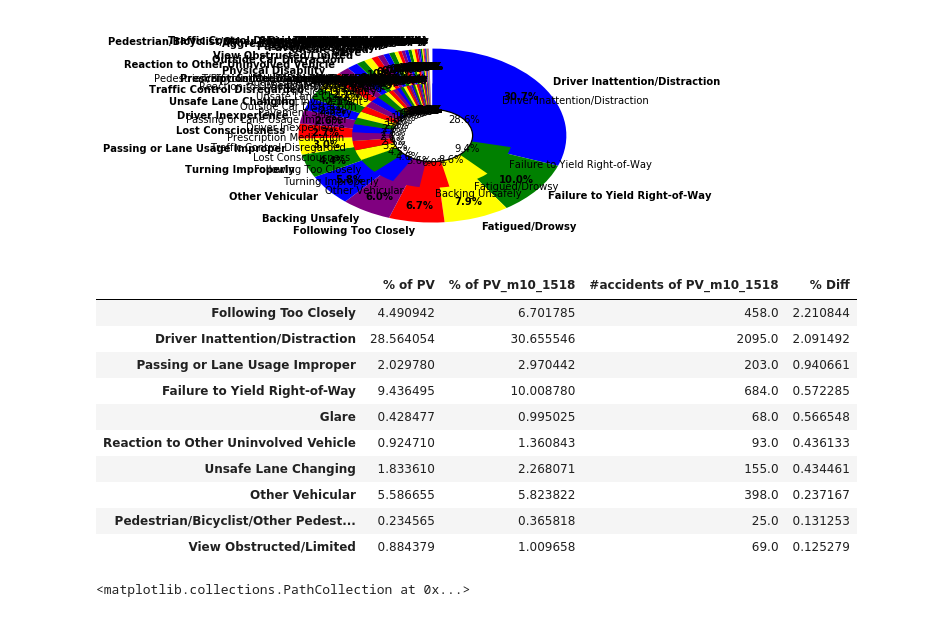
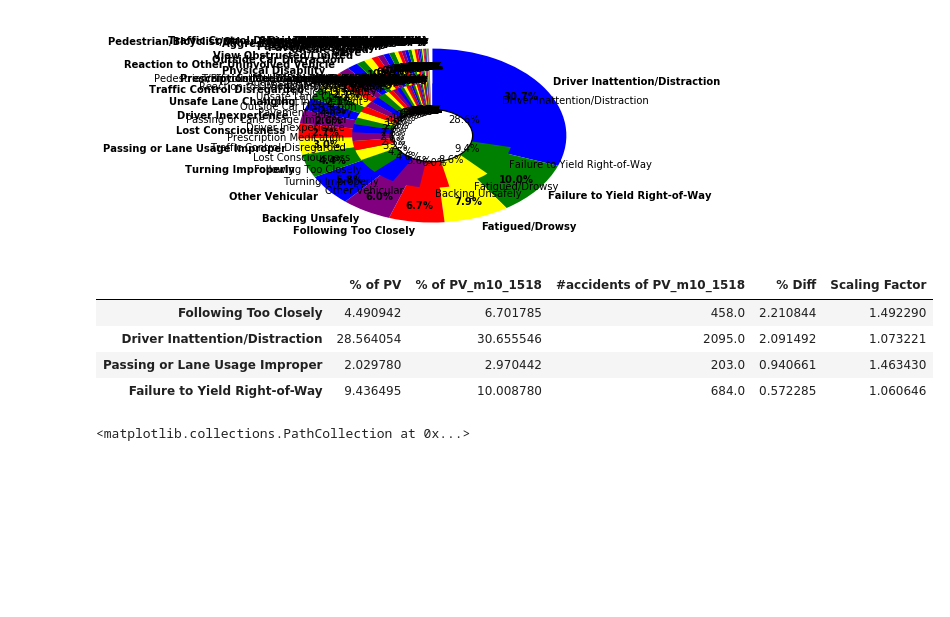
Before and after one commit to krisnadiputra/GCI2017-final-project, a Jupyter notebook: cosmas/cosmas.ipynb, the cells around one changed output. Cells and saved outputs as stored; diff of their text form; code cells hidden in the pictures; blank space fills up the shorter version.

```diff
--- a/cosmas/cosmas.ipynb
+++ b/cosmas/cosmas.ipynb
@@ -864,20 +864,15 @@ df_ps_p = pd.DataFrame(data_ps['CONTRIBUTING FACTOR VEHICLE 1'].value_counts()/d
 # %%
 dif_table_r1 = pd.concat([df_ps_p, df_ps_m10_1518_p, df_ps_m10_1518], axis=1)
 dif_table_r1.columns = ['% of PV', '% of PV_m10_1518', '#accidents of PV_m10_1518']
 dif_table_r1['% Diff'] = dif_table_r1['% of PV_m10_1518'] - dif_table_r1['% of PV']
+dif_table_r1['Scaling Factor'] = dif_table_r1['% of PV_m10_1518'] / dif_table_r1['% of PV']
 dif_table_r1 = dif_table_r1.sort_values(['% Diff'], ascending=0)
-dif_table_r1.head(10)
+dif_table_r1.head(4)
 # %% [output]
-|  | % of PV | % of PV_m10_1518 | #accidents of PV_m10_1518 | % Diff |
-| Following Too Closely | 4.490942 | 6.701785 | 458.0 | 2.210844 |
-| Driver Inattention/Distraction | 28.564054 | 30.655546 | 2095.0 | 2.091492 |
-| Passing or Lane Usage Improper | 2.029780 | 2.970442 | 203.0 | 0.940661 |
-| Failure to Yield Right-of-Way | 9.436495 | 10.008780 | 684.0 | 0.572285 |
-| Glare | 0.428477 | 0.995025 | 68.0 | 0.566548 |
-| Reaction to Other Uninvolved Vehicle | 0.924710 | 1.360843 | 93.0 | 0.436133 |
-| Unsafe Lane Changing | 1.833610 | 2.268071 | 155.0 | 0.434461 |
-| Other Vehicular | 5.586655 | 5.823822 | 398.0 | 0.237167 |
-| Pedestrian/Bicyclist/Other Pedest... | 0.234565 | 0.365818 | 25.0 | 0.131253 |
-| View Obstructed/Limited | 0.884379 | 1.009658 | 69.0 | 0.125279 |
+|  | % of PV | % of PV_m10_1518 | #accidents of PV_m10_1518 | % Diff | Scaling Factor |
+| Following Too Closely | 4.490942 | 6.701785 | 458.0 | 2.210844 | 1.492290 |
+| Driver Inattention/Distraction | 28.564054 | 30.655546 | 2095.0 | 2.091492 | 1.073221 |
+| Passing or Lane Usage Improper | 2.029780 | 2.970442 | 203.0 | 0.940661 | 1.463430 |
+| Failure to Yield Right-of-Way | 9.436495 | 10.008780 | 684.0 | 0.572285 | 1.060646 |
 # %%
 data_ps_m10_1518_ftc = data_ps_m10_1518[data_ps_m10_1518['CONTRIBUTING FACTOR VEHICLE 1'] == 'Following Too Closely']
```
Also changed, not shown: parts of 8 cells of this notebook.
